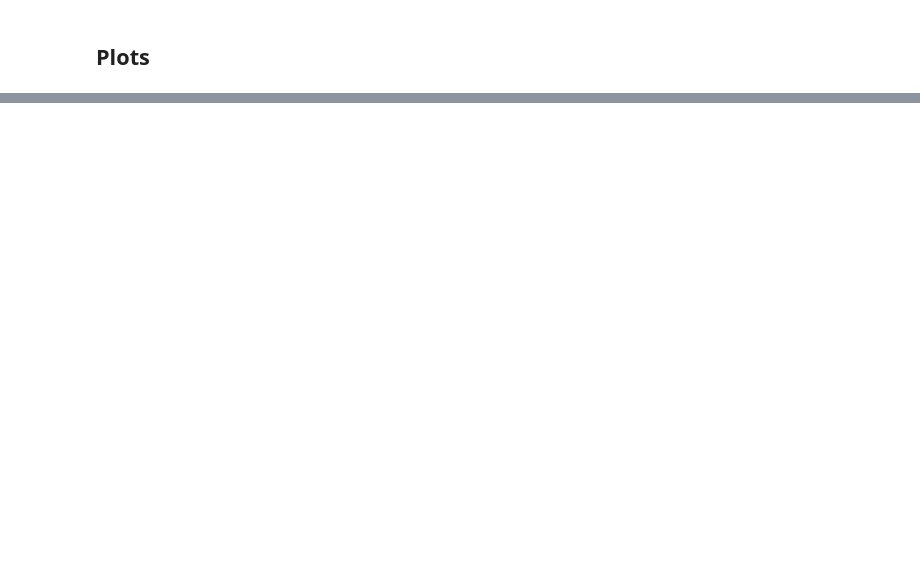
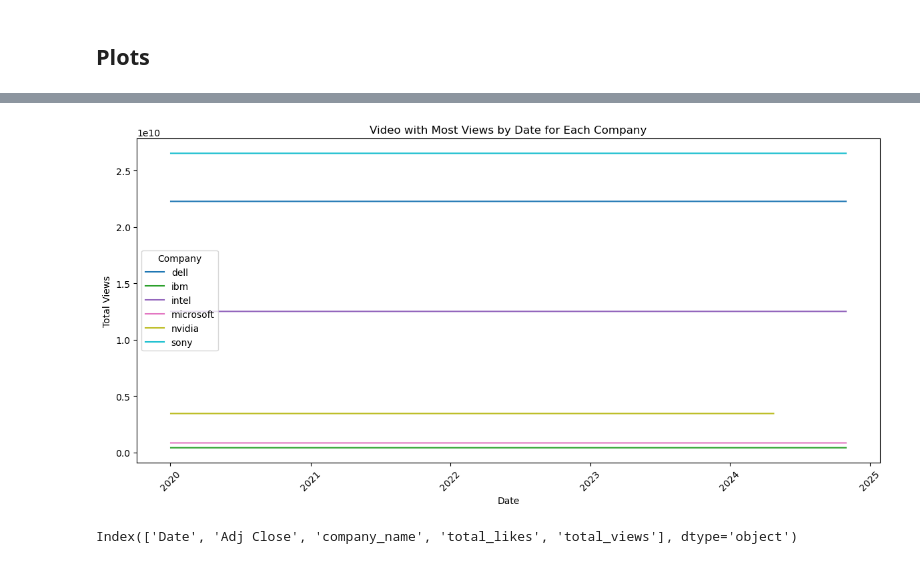
Before and after one commit to David-M-M-Isaac/BD_Project, a Jupyter notebook: scripts/tratamento_dados_spark.ipynb, the cells around one changed output, grey strips where cells are left out. Cells and saved outputs as stored; diff of their text form; code cells hidden in the pictures; blank space fills up the shorter version.

```diff
--- a/scripts/tratamento_dados_spark.ipynb
+++ b/scripts/tratamento_dados_spark.ipynb
@@ -237,0 +468,26 @@ plt.show()
+# %%
+plot_data["Date"] = pd.to_datetime(plot_data["Date"])
+max_views_per_day = plot_data.loc[plot_data.groupby(['Date', 'company_name'])['total_views'].idxmax()]
+
+plt.figure(figsize=(12, 6))
+
+companies = max_views_per_day["company_name"].unique()
+colors = plt.cm.get_cmap('tab10', len(companies))
+
+for i, company in enumerate(companies):
+    company_data = max_views_per_day[max_views_per_day["company_name"] == company]
+    plt.plot(company_data["Date"], company_data["total_views"], label=company, color=colors(i))
+
+plt.title("Video with Most Views by Date for Each Company")
+plt.xlabel("Date")
+plt.ylabel("Total Views")
+plt.legend(title="Company")
+plt.xticks(rotation=45)
+plt.tight_layout()
+plt.show()
+# %% [output]
+[figure, added]
+# %%
+print(plot_data.columns)
+# %% [output]
+Index(['Date', 'Adj Close', 'company_name', 'total_likes', 'total_views'], dtype='object')
```
Also changed, not shown: parts of 37 cells of this notebook.
